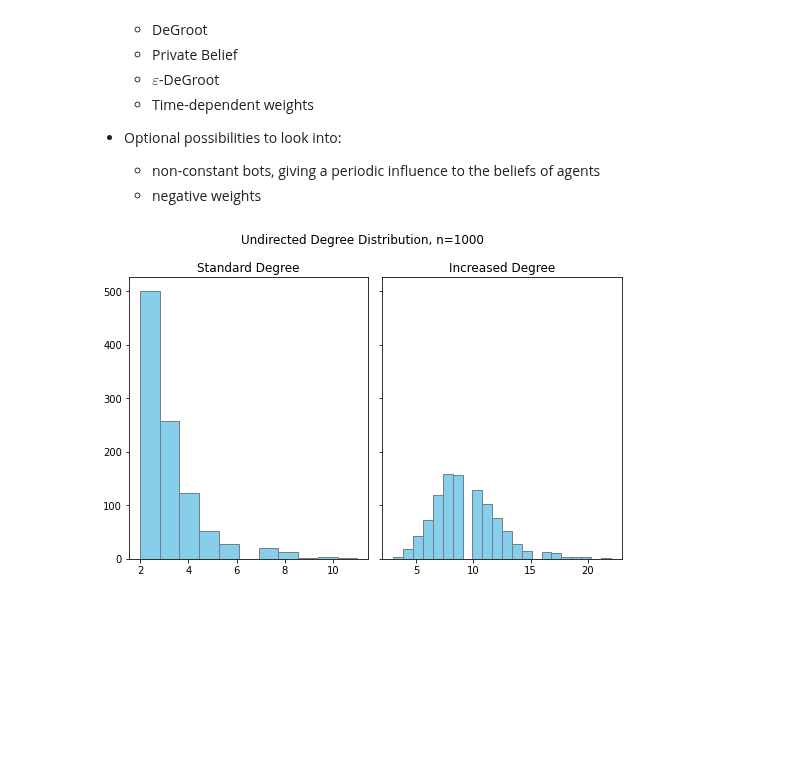
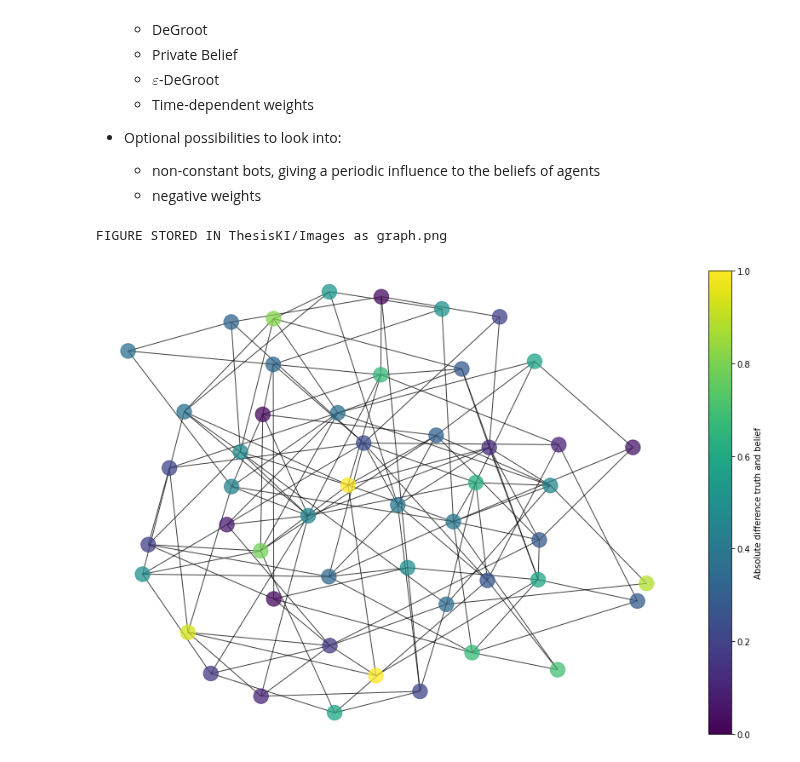
Before and after one commit to RomanOort/BScThesis, a Jupyter notebook: Networks.ipynb, the cells around one changed output. Saved outputs shown, nothing was run; the diff lists cells and outputs as text; code cells hidden in the pictures; blank space fills up the shorter version.

Commit message:
Adden function to draw graphs, started using networkx, updated some documentation of older functions

```diff
--- a/Networks.ipynb
+++ b/Networks.ipynb
@@ -587,9 +658,10 @@ class Network():
         return np.random.normal(self.truth, self.truth**2)
 # %%
 #plt.rcParams.update({'font.size': 10})
-NetworkVar = Network()
+NetworkVar = Network(n_agents=50, increase_degree=True, directed=False)
 # %% [output]
+FIGURE STORED IN ThesisKI/Images as graph.png
-[figure, old version]
+[figure, new version]
 # %%
 def test_prob_functions(iterations=1000, *args):
     funcs = args[0]
```
Also changed, not shown: parts of 3 cells of this notebook.
